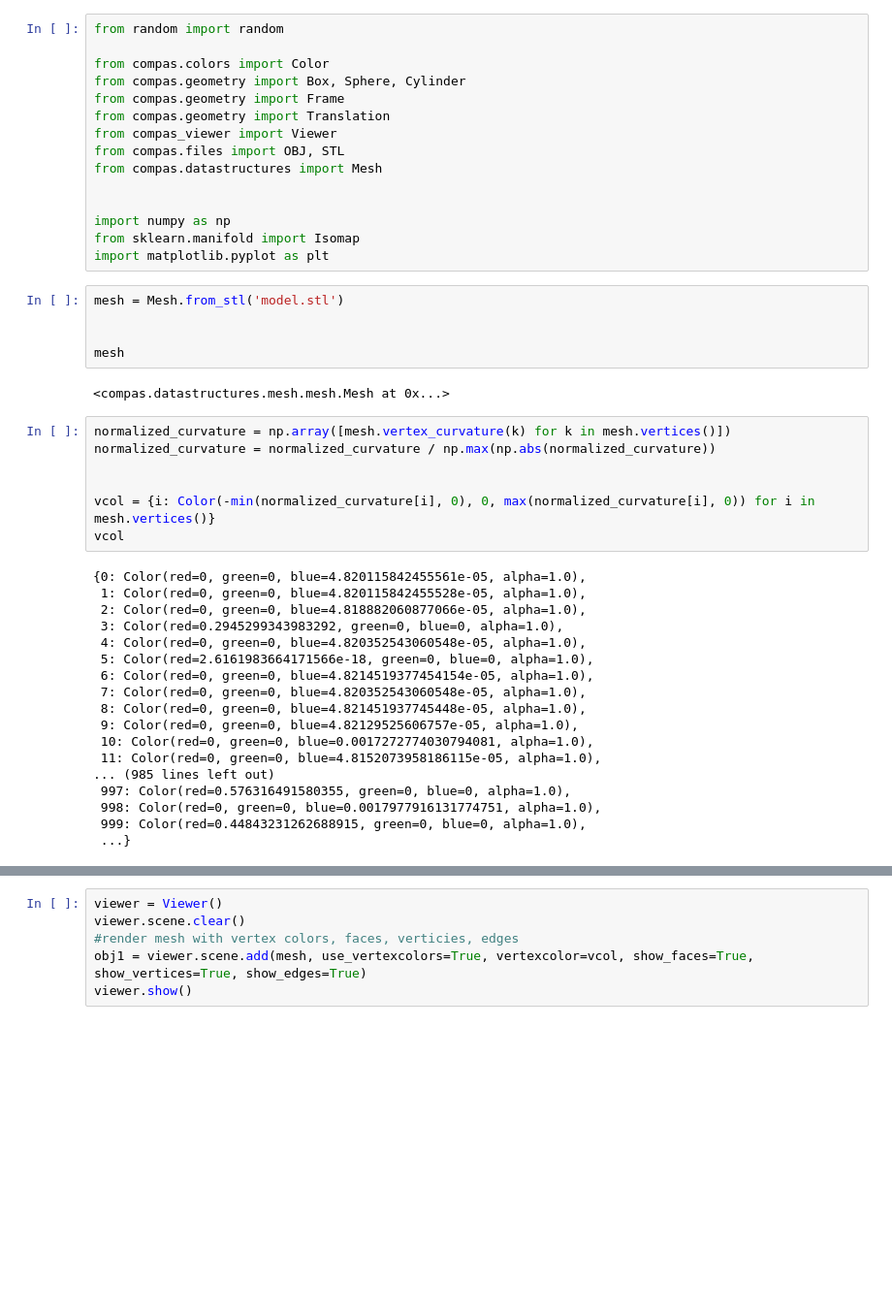
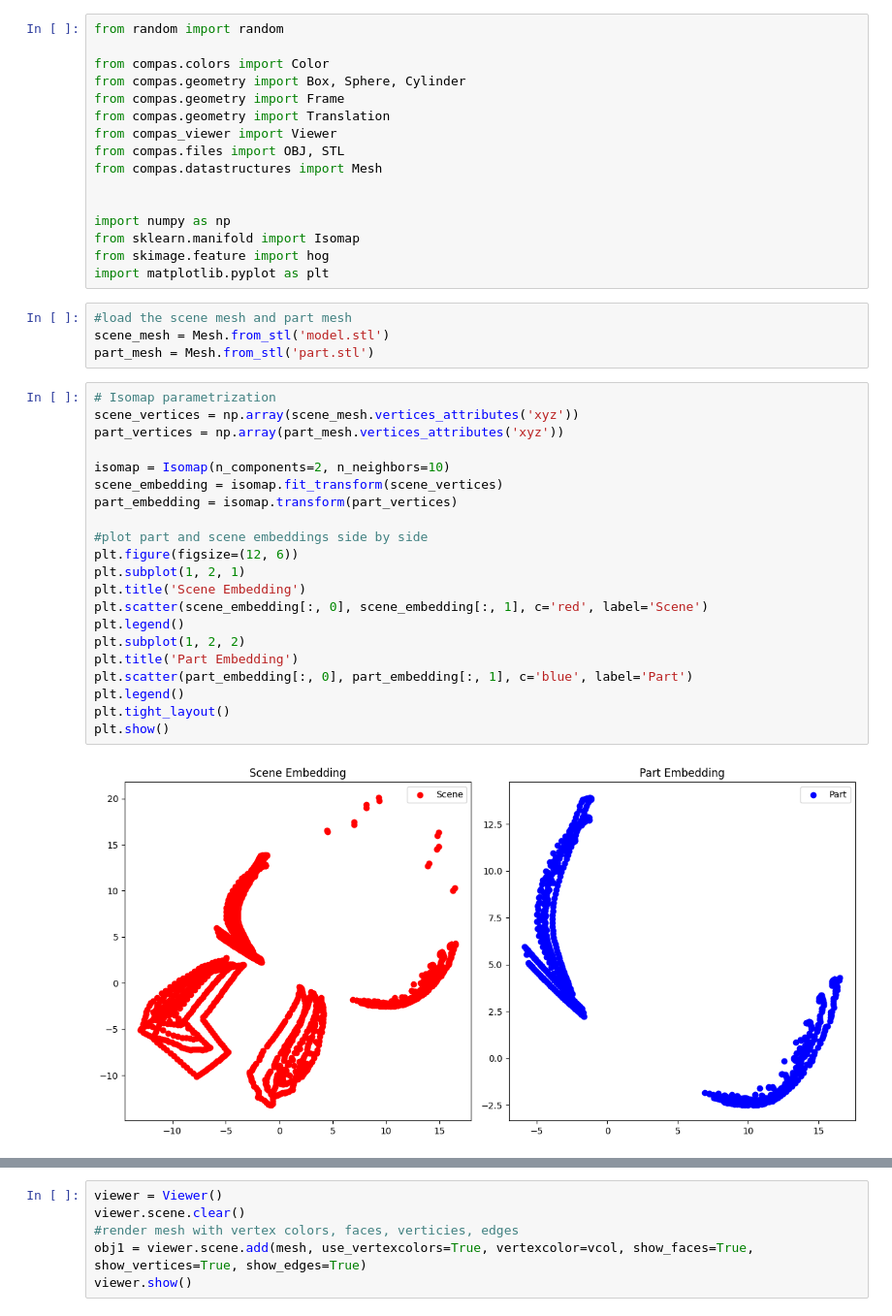
Before and after one commit to askourtis/cg, a Jupyter notebook: notebook.ipynb, the cells around one changed output, grey strips where cells are left out. Shown at 97% size. Cells and saved outputs as stored; diff of their text form; blank space fills up the shorter version.

Commit message:
Isomap parametrization

```diff
--- a/notebook.ipynb
+++ b/notebook.ipynb
@@ -12,36 +12,32 @@ from compas.datastructures import Mesh
 
 import numpy as np
 from sklearn.manifold import Isomap
+from skimage.feature import hog
 import matplotlib.pyplot as plt
 # %%
-mesh = Mesh.from_stl('model.stl')
-
-
-mesh
+#load the scene mesh and part mesh
+scene_mesh = Mesh.from_stl('model.stl')
+part_mesh = Mesh.from_stl('part.stl')
-# %% [output]
-<compas.datastructures.mesh.mesh.Mesh at 0x...>
 # %%
-normalized_curvature = np.array([mesh.vertex_curvature(k) for k in mesh.vertices()])
-normalized_curvature = normalized_curvature / np.max(np.abs(normalized_curvature))
+# Isomap parametrization
+scene_vertices = np.array(scene_mesh.vertices_attributes('xyz'))
+part_vertices = np.array(part_mesh.vertices_attributes('xyz'))
 
+isomap = Isomap(n_components=2, n_neighbors=10)
+scene_embedding = isomap.fit_transform(scene_vertices)
+part_embedding = isomap.transform(part_vertices)
 
-vcol = {i: Color(-min(normalized_curvature[i], 0), 0, max(normalized_curvature[i], 0)) for i in mesh.vertices()}
-vcol
+#plot part and scene embeddings side by side
+plt.figure(figsize=(12, 6))
+plt.subplot(1, 2, 1)
+plt.title('Scene Embedding')
+plt.scatter(scene_embedding[:, 0], scene_embedding[:, 1], c='red', label='Scene')
+plt.legend()
+plt.subplot(1, 2, 2)
+plt.title('Part Embedding')
+plt.scatter(part_embedding[:, 0], part_embedding[:, 1], c='blue', label='Part')
+plt.legend()
+plt.tight_layout()
+plt.show()
 # %% [output]
-{0: Color(red=0, green=0, blue=4.820115842455561e-05, alpha=1.0),
- 1: Color(red=0, green=0, blue=4.820115842455528e-05, alpha=1.0),
- 2: Color(red=0, green=0, blue=4.818882060877066e-05, alpha=1.0),
- 3: Color(red=0.2945299343983292, green=0, blue=0, alpha=1.0),
- 4: Color(red=0, green=0, blue=4.820352543060548e-05, alpha=1.0),
- 5: Color(red=2.6161983664171566e-18, green=0, blue=0, alpha=1.0),
- 6: Color(red=0, green=0, blue=4.8214519377454154e-05, alpha=1.0),
- 7: Color(red=0, green=0, blue=4.820352543060548e-05, alpha=1.0),
- 8: Color(red=0, green=0, blue=4.821451937745448e-05, alpha=1.0),
- 9: Color(red=0, green=0, blue=4.82129525606757e-05, alpha=1.0),
- 10: Color(red=0, green=0, blue=0.0017272774030794081, alpha=1.0),
- 11: Color(red=0, green=0, blue=4.8152073958186115e-05, alpha=1.0),
-... (985 lines left out)
- 997: Color(red=0.576316491580355, green=0, blue=0, alpha=1.0),
- 998: Color(red=0, green=0, blue=0.0017977916131774751, alpha=1.0),
- 999: Color(red=0.44843231262688915, green=0, blue=0, alpha=1.0),
- ...}
+[figure, added]
```
Also changed, not shown: parts of 2 cells of this notebook, 2 other files.
